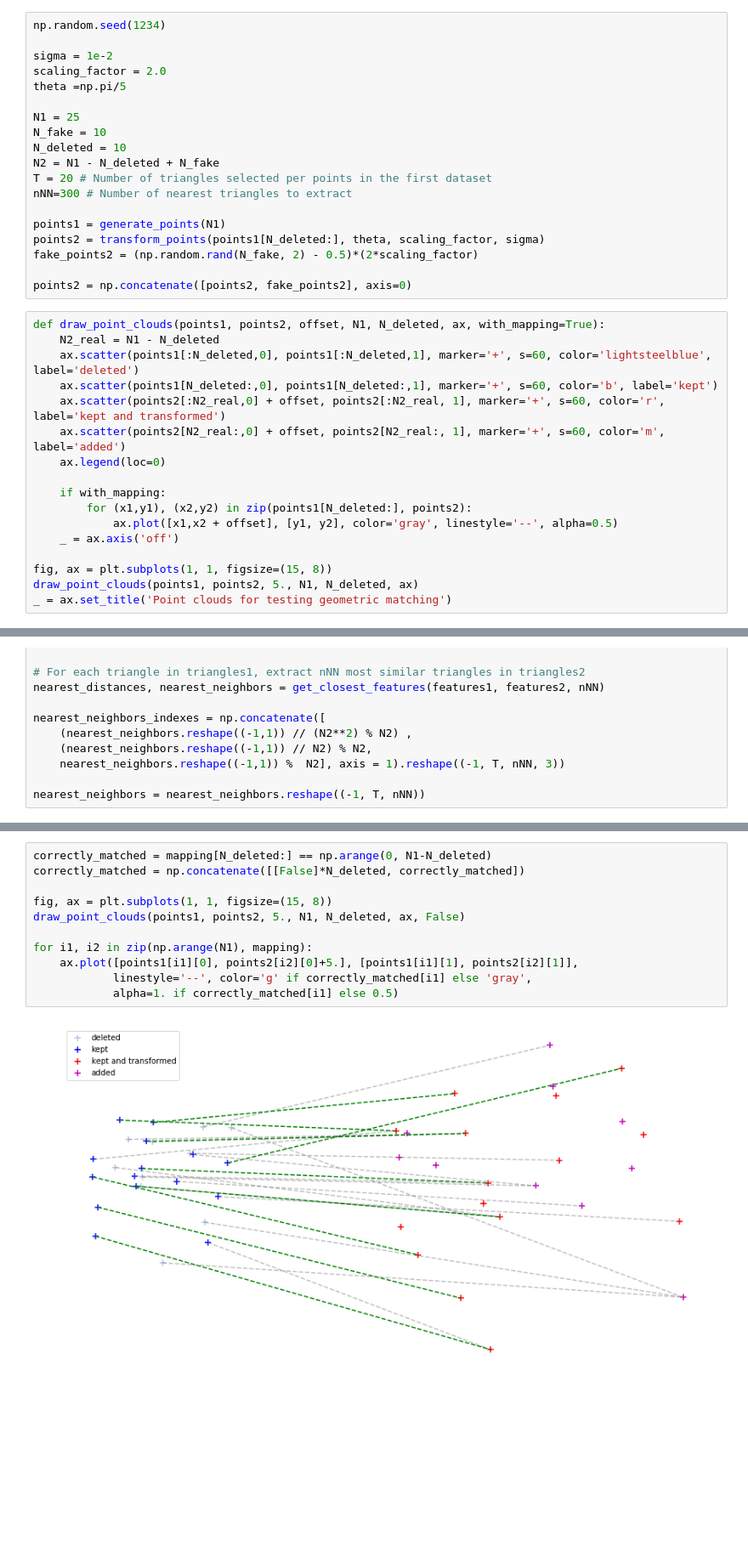
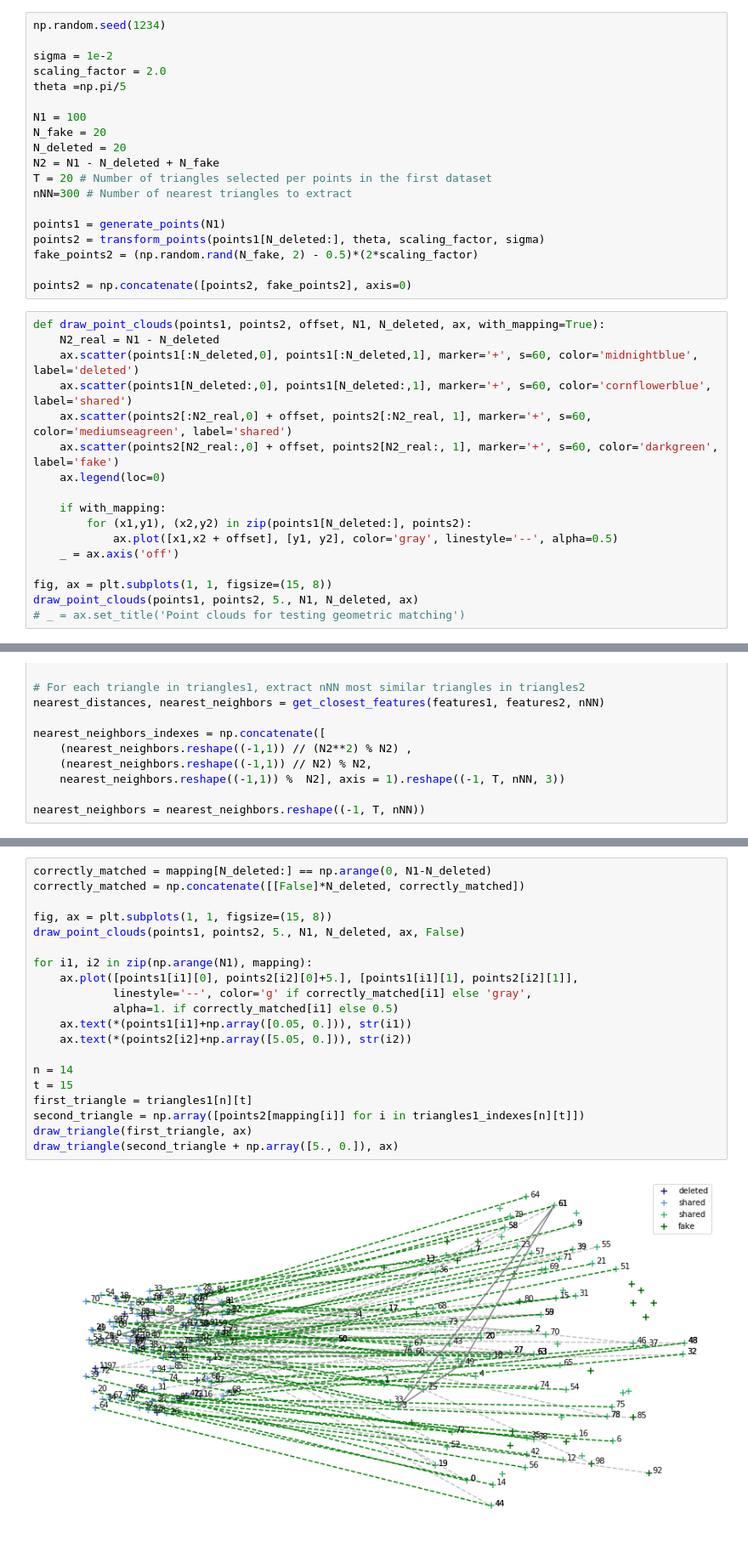
Before and after one commit to maximenannan/image-matching, a Jupyter notebook: notebooks/Geometric matching applied to point clouds.ipynb, the cells around one changed output, grey strips where cells are left out. Shown: that part at 85% size. Saved outputs shown, nothing was run; the diff lists cells and outputs as text; blank space fills up the shorter version.

```diff
--- a/notebooks/Geometric matching applied to point clouds.ipynb
+++ b/notebooks/Geometric matching applied to point clouds.ipynb
@@ -19,9 +19,9 @@ sigma = 1e-2
 scaling_factor = 2.0
 theta =np.pi/5
 
-N1 = 25
-N_fake = 10
-N_deleted = 10
+N1 = 100
+N_fake = 20
+N_deleted = 20
 N2 = N1 - N_deleted + N_fake
 T = 20 # Number of triangles selected per points in the first dataset
 nNN=300 # Number of nearest triangles to extract
@@ -34,10 +34,10 @@ points2 = np.concatenate([points2, fake_points2], axis=0)
 # %%
 def draw_point_clouds(points1, points2, offset, N1, N_deleted, ax, with_mapping=True):
     N2_real = N1 - N_deleted
-    ax.scatter(points1[:N_deleted,0], points1[:N_deleted,1], marker='+', s=60, color='lightsteelblue', label='deleted')
-    ax.scatter(points1[N_deleted:,0], points1[N_deleted:,1], marker='+', s=60, color='b', label='kept')
-    ax.scatter(points2[:N2_real,0] + offset, points2[:N2_real, 1], marker='+', s=60, color='r', label='kept and transformed')
-    ax.scatter(points2[N2_real:,0] + offset, points2[N2_real:, 1], marker='+', s=60, color='m', label='added')
+    ax.scatter(points1[:N_deleted,0], points1[:N_deleted,1], marker='+', s=60, color='midnightblue', label='deleted')
+    ax.scatter(points1[N_deleted:,0], points1[N_deleted:,1], marker='+', s=60, color='cornflowerblue', label='shared')
+    ax.scatter(points2[:N2_real,0] + offset, points2[:N2_real, 1], marker='+', s=60, color='mediumseagreen', label='shared')
+    ax.scatter(points2[N2_real:,0] + offset, points2[N2_real:, 1], marker='+', s=60, color='darkgreen', label='fake')
     ax.legend(loc=0)
 
     if with_mapping:
@@ -47,5 +47,5 @@ def draw_point_clouds(points1, points2, offset, N1, N_deleted, ax, with_mapping=
 
 fig, ax = plt.subplots(1, 1, figsize=(15, 8))
 draw_point_clouds(points1, points2, 5., N1, N_deleted, ax)
-_ = ax.set_title('Point clouds for testing geometric matching')
+# _ = ax.set_title('Point clouds for testing geometric matching')
 # %% [output]
@@ -133,13 +127,22 @@ Stop after 7 iterations
 # %%
 correctly_matched = mapping[N_deleted:] == np.arange(0, N1-N_deleted)
 correctly_matched = np.concatenate([[False]*N_deleted, correctly_matched])
 
 fig, ax = plt.subplots(1, 1, figsize=(15, 8))
 draw_point_clouds(points1, points2, 5., N1, N_deleted, ax, False)
 
 for i1, i2 in zip(np.arange(N1), mapping):
     ax.plot([points1[i1][0], points2[i2][0]+5.], [points1[i1][1], points2[i2][1]],
             linestyle='--', color='g' if correctly_matched[i1] else 'gray',
             alpha=1. if correctly_matched[i1] else 0.5)
+    ax.text(*(points1[i1]+np.array([0.05, 0.])), str(i1))
+    ax.text(*(points2[i2]+np.array([5.05, 0.])), str(i2))
+
+n = 14
+t = 15
+first_triangle = triangles1[n][t]
+second_triangle = np.array([points2[mapping[i]] for i in triangles1_indexes[n][t]])
+draw_triangle(first_triangle, ax)
+draw_triangle(second_triangle + np.array([5., 0.]), ax)
 # %% [output]
-[figure, old version]
+[figure, new version]
```
Also changed, not shown: parts of 13 cells of this notebook.
